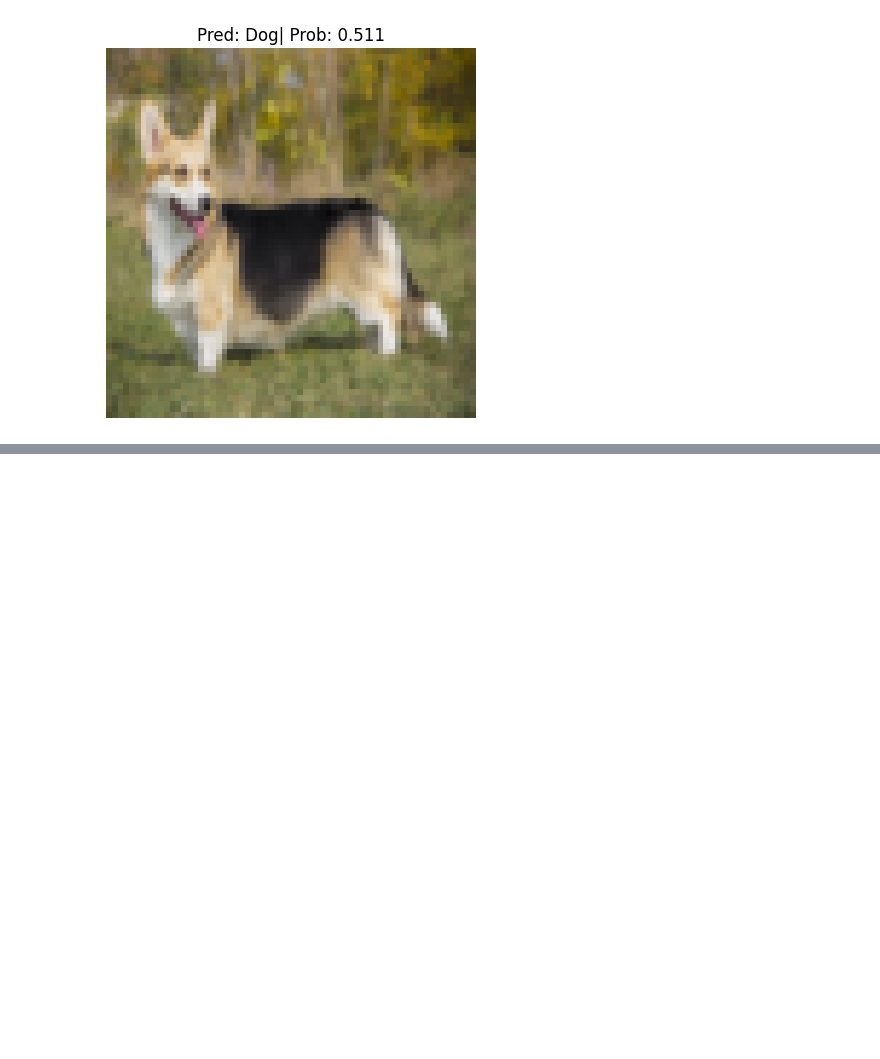
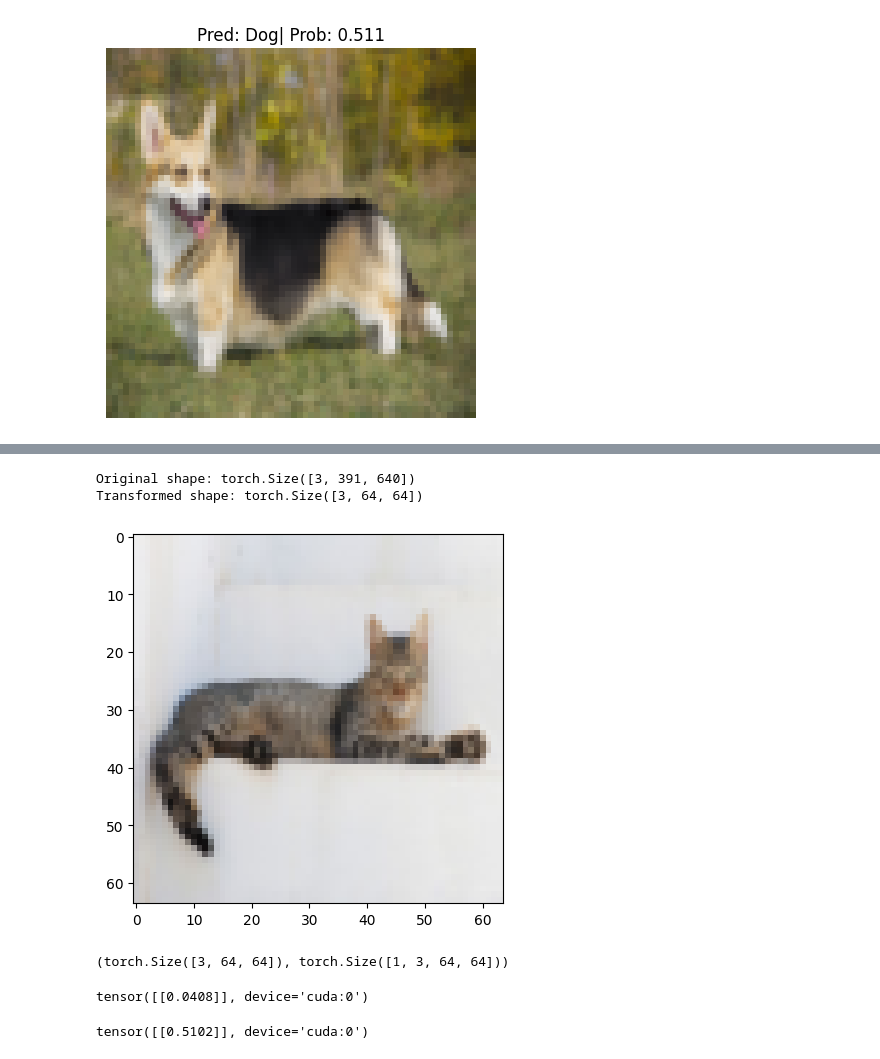
Before and after one commit to piotr15q/DogVsCat_Classification, a Jupyter notebook: DogVsCat_Classification.ipynb, the cells around one changed output, grey strips where cells are left out. Cells and saved outputs as stored; diff of their text form; code cells hidden in the pictures; blank space fills up the shorter version.

```diff
--- a/DogVsCat_Classification.ipynb
+++ b/DogVsCat_Classification.ipynb
@@ -859,0 +876,5 @@ plt.axis(False)
+# %%
+custom_image = torchvision.io.read_image(path=str(test_image_path)).type(torch.float32) / 255
+print(f"Custom image shape:\n {custom_image.shape}")
+print(f"Custom image datatype:\n {custom_image.dtype}")
+custom_image
@@ -859,0 +903,28 @@ plt.axis(False)
+# %%
+custom_image_transformed = test_data_transform(custom_image)
+plt.imshow(custom_image_transformed.permute(1, 2, 0))
+
+# Print out the shapes
+print(f"Original shape: {custom_image.shape}")
+print(f"Transformed shape: {custom_image_transformed.shape}")
+# %% [output]
+Original shape: torch.Size([3, 391, 640])
+Transformed shape: torch.Size([3, 64, 64])
+[figure, added]
+# %%
+custom_image_transformed.shape, custom_image_transformed.unsqueeze(dim=0).shape
+# %% [output]
+(torch.Size([3, 64, 64]), torch.Size([1, 3, 64, 64]))
+# %%
+loaded_model.eval()
+with torch.inference_mode():
+    custom_image_pred = loaded_model(custom_image_transformed.unsqueeze(dim=0).to(device))
+
+custom_image_pred
+# %% [output]
+tensor([[0.0408]], device='cuda:0')
+# %%
+custom_image_pred_label = custom_image_pred.sigmoid()
+custom_image_pred_label
+# %% [output]
+tensor([[0.5102]], device='cuda:0')
```
Also changed, not shown: parts of 12 cells of this notebook, 2 other files.
